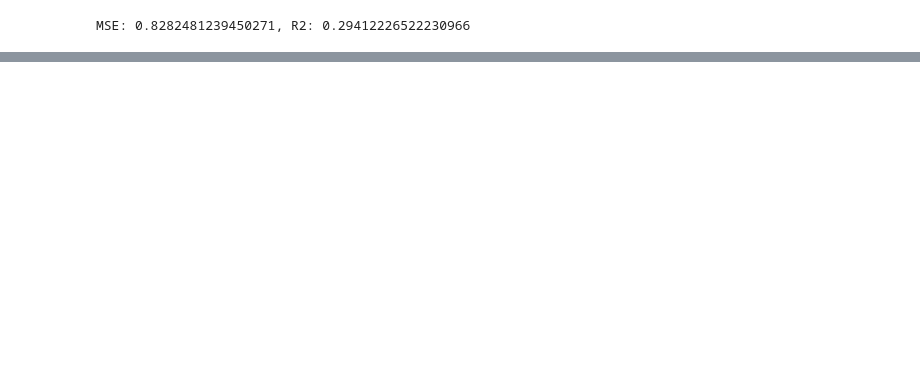
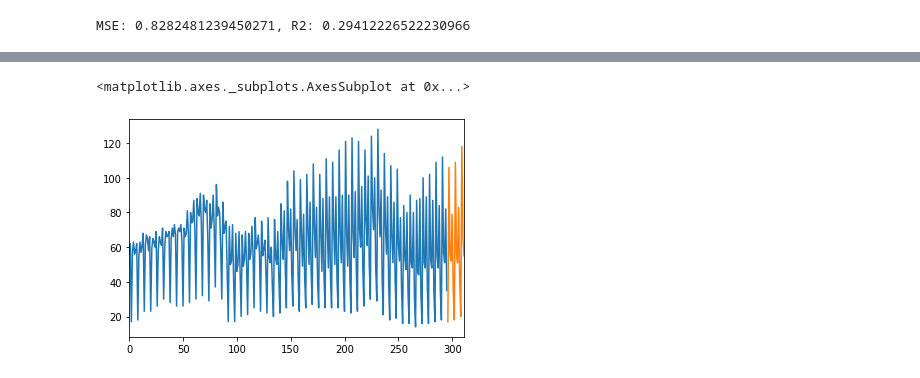
Before and after one commit to kgremillion/Energy_ML, a Jupyter notebook: Code/P3_DropExp.ipynb, the cells around one changed output, grey strips where cells are left out. Drawn from its saved outputs; the diff is of its cells as text; code cells hidden in the pictures; blank space fills up the shorter version.

```diff
--- a/Code/P3_DropExp.ipynb
+++ b/Code/P3_DropExp.ipynb
@@ -425,0 +311,3 @@ overlay.opts(
+# %%
+#load the data
+data = pd.read_csv('Resources/P3_Data_Univariate.csv')
@@ -425,0 +317,15 @@ overlay.opts(
+# %%
+#divide into train and validation set
+train = data[:int(0.95*(len(data)))]
+valid = data[int(0.95*(len(data))):]
+
+#preprocessing (since arima takes univariate series as input)
+train.drop('Date',axis=1,inplace=True)
+valid.drop('Date',axis=1,inplace=True)
+
+#plotting the data
+train['SharePrice_USD'].plot()
+valid['SharePrice_USD'].plot()
+# %% [output]
+<matplotlib.axes._subplots.AxesSubplot at 0x...>
+[figure, added]
```
Also changed, not shown: parts of 63 cells of this notebook, 19 other files.
